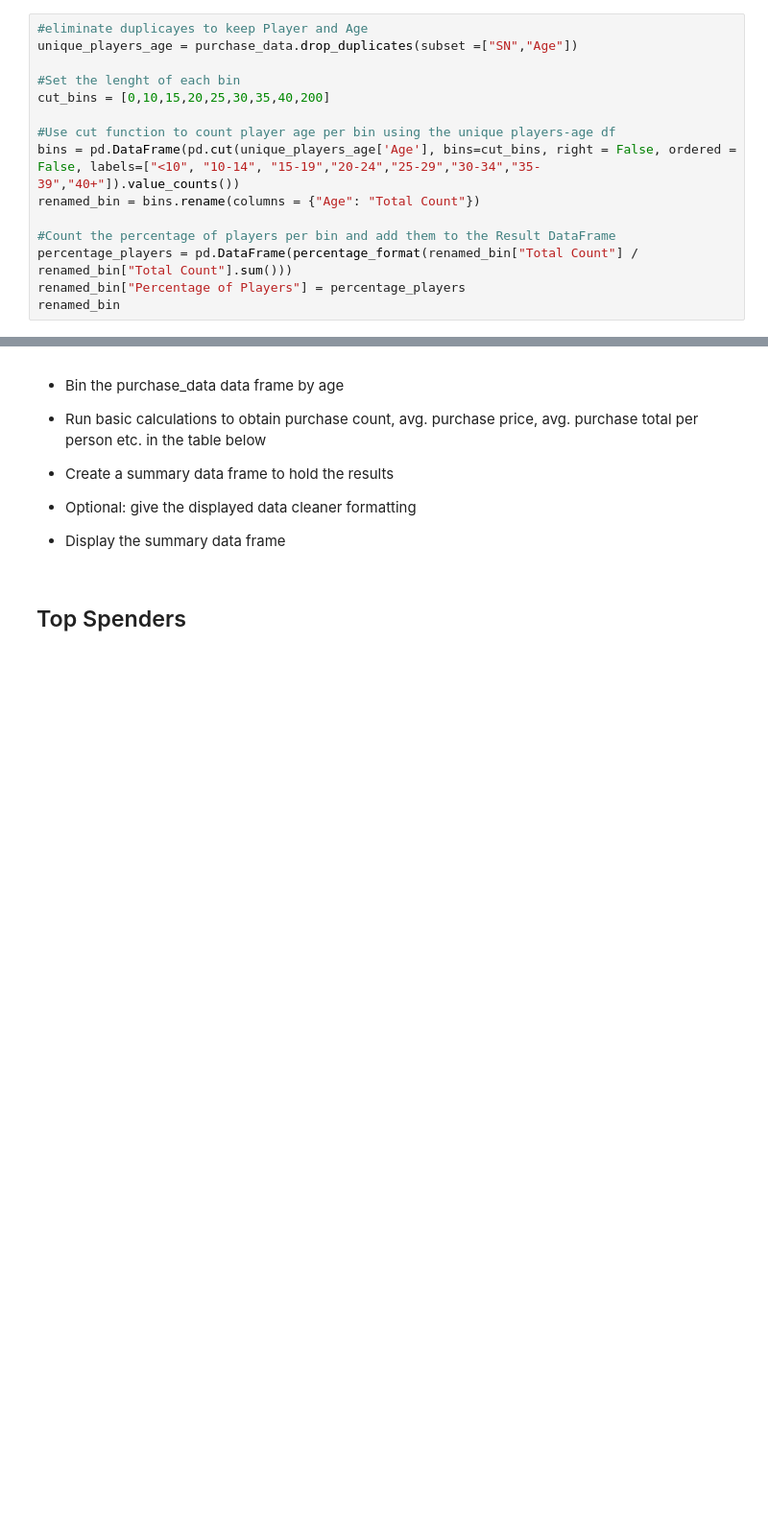
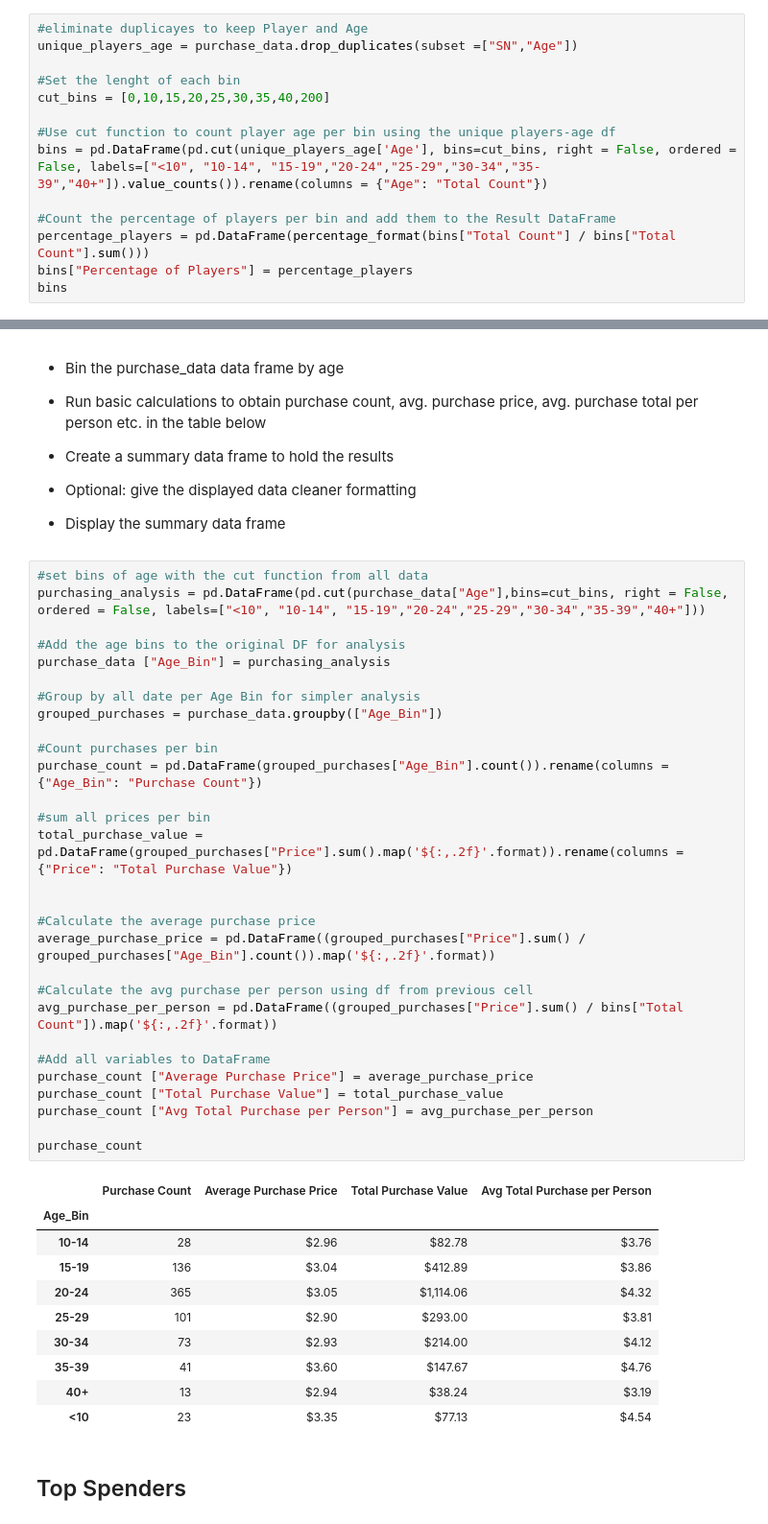
Before and after one commit to erik-hernandez-25/pandas-challenge, a Jupyter notebook: HeroesOfPymoli/HeroesOfPymoli.ipynb, the cells around one changed output, grey strips where cells are left out. Shown at 96% size. Cells and saved outputs as stored; diff of their text form; blank space fills up the shorter version.

```diff
--- a/HeroesOfPymoli/HeroesOfPymoli.ipynb
+++ b/HeroesOfPymoli/HeroesOfPymoli.ipynb
@@ -178,13 +171,12 @@ unique_players_age = purchase_data.drop_duplicates(subset =["SN","Age"])
 cut_bins = [0,10,15,20,25,30,35,40,200]
 
 #Use cut function to count player age per bin using the unique players-age df
-bins = pd.DataFrame(pd.cut(unique_players_age['Age'], bins=cut_bins, right = False, ordered = False, labels=["<10", "10-14", "15-19","20-24","25-29","30-34","35-39","40+"]).value_counts())
-renamed_bin = bins.rename(columns = {"Age": "Total Count"})
+bins = pd.DataFrame(pd.cut(unique_players_age['Age'], bins=cut_bins, right = False, ordered = False, labels=["<10", "10-14", "15-19","20-24","25-29","30-34","35-39","40+"]).value_counts()).rename(columns = {"Age": "Total Count"})
 
 #Count the percentage of players per bin and add them to the Result DataFrame
-percentage_players = pd.DataFrame(percentage_format(renamed_bin["Total Count"] / renamed_bin["Total Count"].sum()))
-renamed_bin["Percentage of Players"] = percentage_players
-renamed_bin
+percentage_players = pd.DataFrame(percentage_format(bins["Total Count"] / bins["Total Count"].sum()))
+bins["Percentage of Players"] = percentage_players
+bins
 # %% [output]
 |  | Total Count | Percentage of Players |
 | 20-24 | 258 | 44.79% |
@@ -211,6 +203,46 @@ renamed_bin
 
 
 * Display the summary data frame
+# %%
+#set bins of age with the cut function from all data
+purchasing_analysis = pd.DataFrame(pd.cut(purchase_data["Age"],bins=cut_bins, right = False, ordered = False, labels=["<10", "10-14", "15-19","20-24","25-29","30-34","35-39","40+"]))
+
+#Add the age bins to the original DF for analysis
+purchase_data ["Age_Bin"] = purchasing_analysis
+
+#Group by all date per Age Bin for simpler analysis
+grouped_purchases = purchase_data.groupby(["Age_Bin"])
+
+#Count purchases per bin
+purchase_count = pd.DataFrame(grouped_purchases["Age_Bin"].count()).rename(columns = {"Age_Bin": "Purchase Count"})
+
+#sum all prices per bin
+total_purchase_value = pd.DataFrame(grouped_purchases["Price"].sum().map('${:,.2f}'.format)).rename(columns = {"Price": "Total Purchase Value"})
+
+
+#Calculate the average purchase price
+average_purchase_price = pd.DataFrame((grouped_purchases["Price"].sum() / grouped_purchases["Age_Bin"].count()).map('${:,.2f}'.format))
+
+#Calculate the avg purchase per person using df from previous cell
+avg_purchase_per_person = pd.DataFrame((grouped_purchases["Price"].sum() / bins["Total Count"]).map('${:,.2f}'.format))
+
+#Add all variables to DataFrame
+purchase_count ["Average Purchase Price"] = average_purchase_price
+purchase_count ["Total Purchase Value"] = total_purchase_value
+purchase_count ["Avg Total Purchase per Person"] = avg_purchase_per_person
+
+purchase_count
+# %% [output]
+|  | Purchase Count | Average Purchase Price | Total Purchase Value | Avg Total Purchase per Person |
+| Age_Bin |  |  |  |  |
+| 10-14 | 28 | $2.96 | $82.78 | $3.76 |
+| 15-19 | 136 | $3.04 | $412.89 | $3.86 |
+| 20-24 | 365 | $3.05 | $1,114.06 | $4.32 |
+| 25-29 | 101 | $2.90 | $293.00 | $3.81 |
+| 30-34 | 73 | $2.93 | $214.00 | $4.12 |
+| 35-39 | 41 | $3.60 | $147.67 | $4.76 |
+| 40+ | 13 | $2.94 | $38.24 | $3.19 |
+| <10 | 23 | $3.35 | $77.13 | $4.54 |
 # %% [markdown]
 ## Top Spenders
 # %% [markdown]
```
Also changed, not shown: parts of 5 cells of this notebook.
